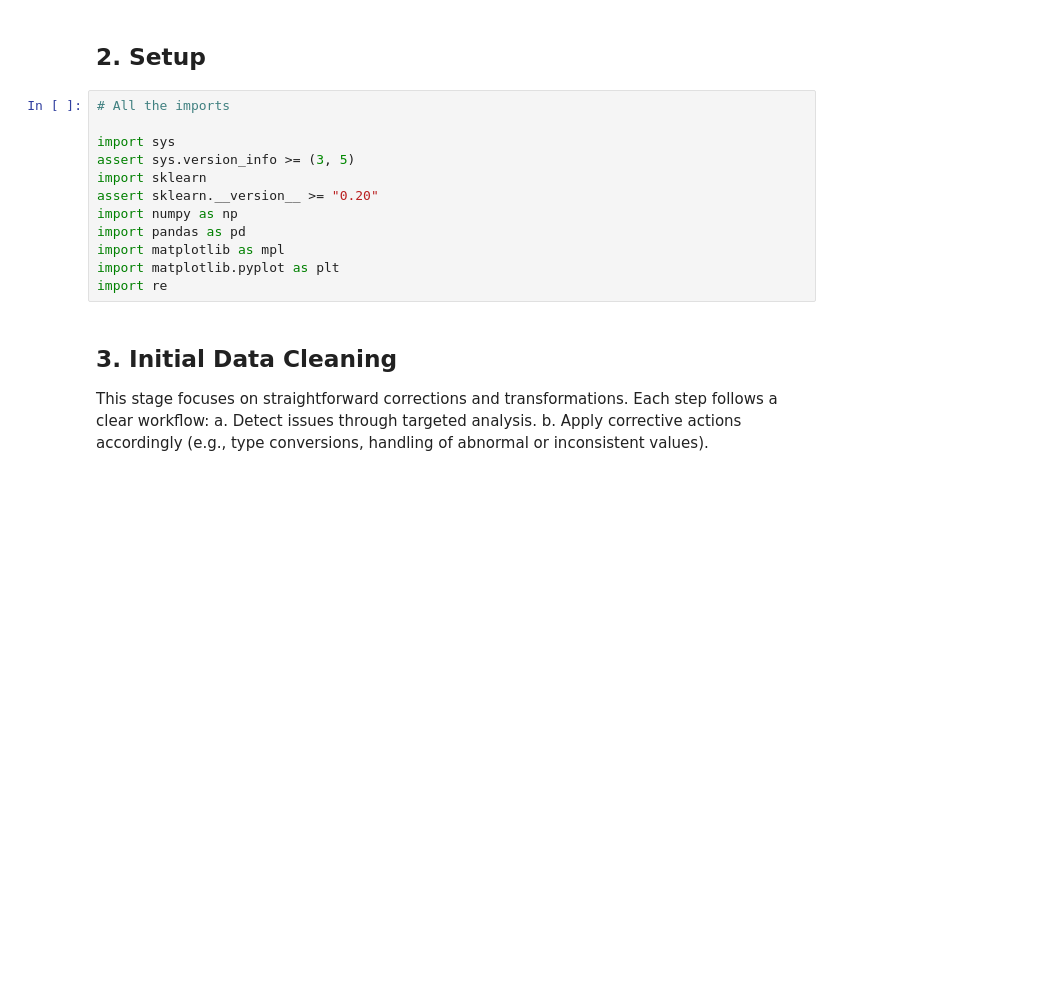
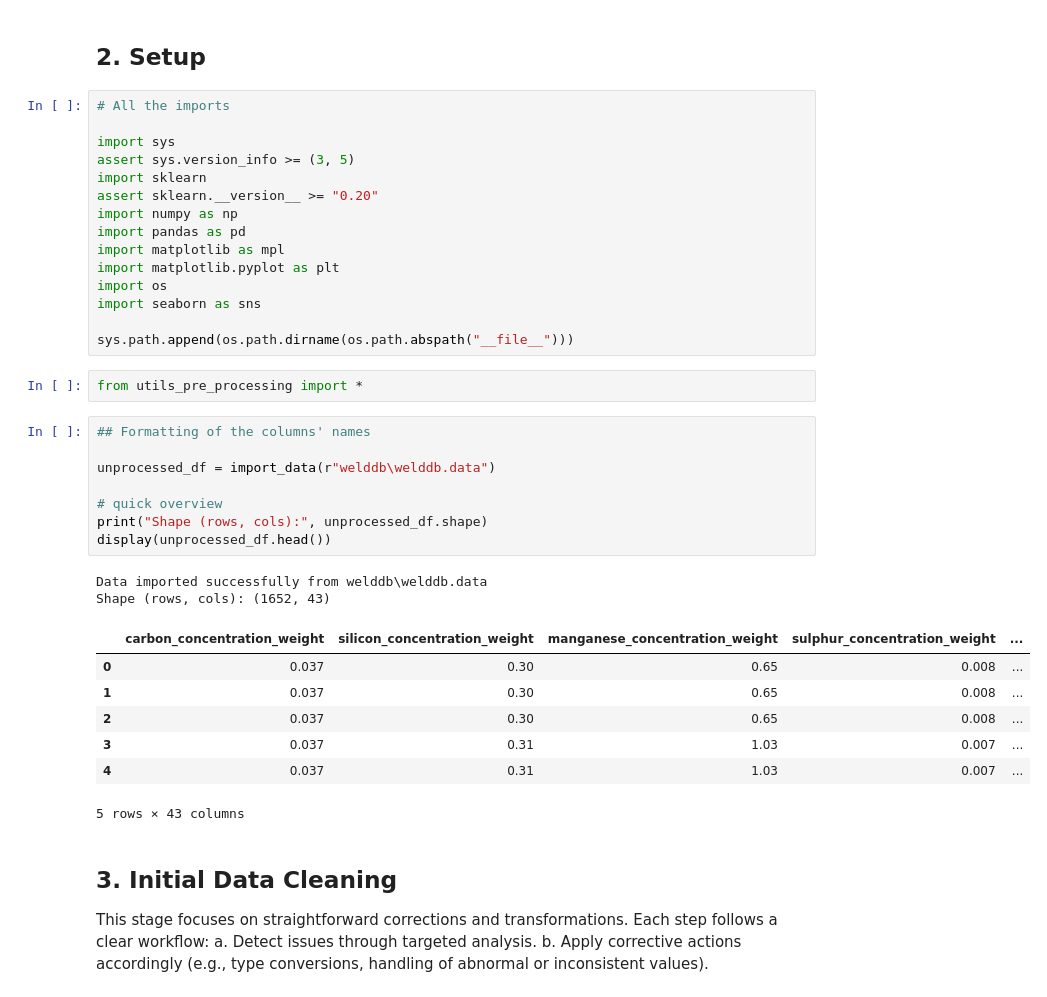
Before and after one commit to KarinaMusina44/weld-quality-prediction, a Jupyter notebook: Pre-processing-clean.ipynb, the cells around one changed output. Cells and saved outputs as stored; diff of their text form; blank space fills up the shorter version.

```diff
--- a/Pre-processing-clean.ipynb
+++ b/Pre-processing-clean.ipynb
@@ -21,7 +21,30 @@ import numpy as np
 import pandas as pd
 import matplotlib as mpl
 import matplotlib.pyplot as plt
-import re
+import os
+import seaborn as sns
+
+sys.path.append(os.path.dirname(os.path.abspath("__file__")))
+# %%
+from utils_pre_processing import *
+# %%
+## Formatting of the columns' names
+
+unprocessed_df = import_data(r"welddb\welddb.data")
+
+# quick overview
+print("Shape (rows, cols):", unprocessed_df.shape)
+display(unprocessed_df.head())
+# %% [output]
+Data imported successfully from welddb\welddb.data
+Shape (rows, cols): (1652, 43)
+|  | carbon_concentration_weight | silicon_concentration_weight | manganese_concentration_weight | sulphur_concentration_weight | ... |
+| 0 | 0.037 | 0.30 | 0.65 | 0.008 | ... |
+| 1 | 0.037 | 0.30 | 0.65 | 0.008 | ... |
+| 2 | 0.037 | 0.30 | 0.65 | 0.008 | ... |
+| 3 | 0.037 | 0.31 | 1.03 | 0.007 | ... |
+| 4 | 0.037 | 0.31 | 1.03 | 0.007 | ... |
+5 rows × 43 columns
 # %% [markdown]
 ## 3. Initial Data Cleaning
 
```
Also changed, not shown: parts of 16 cells of this notebook, 2 other files.
